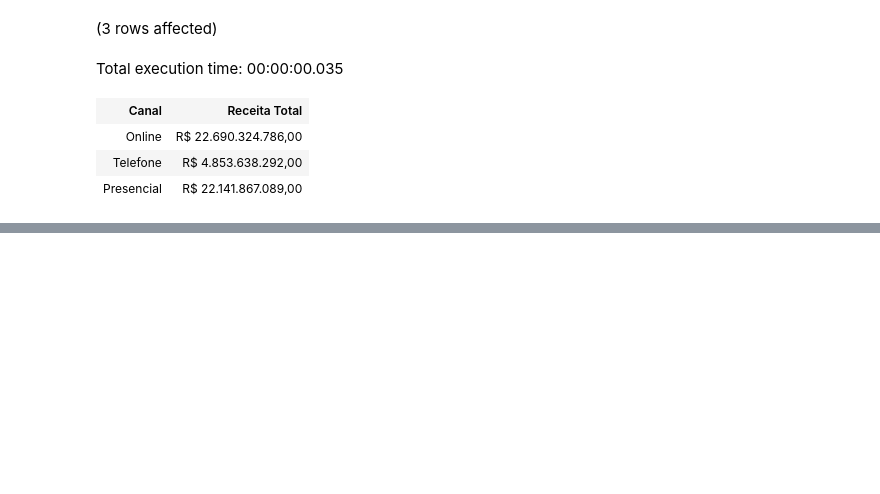
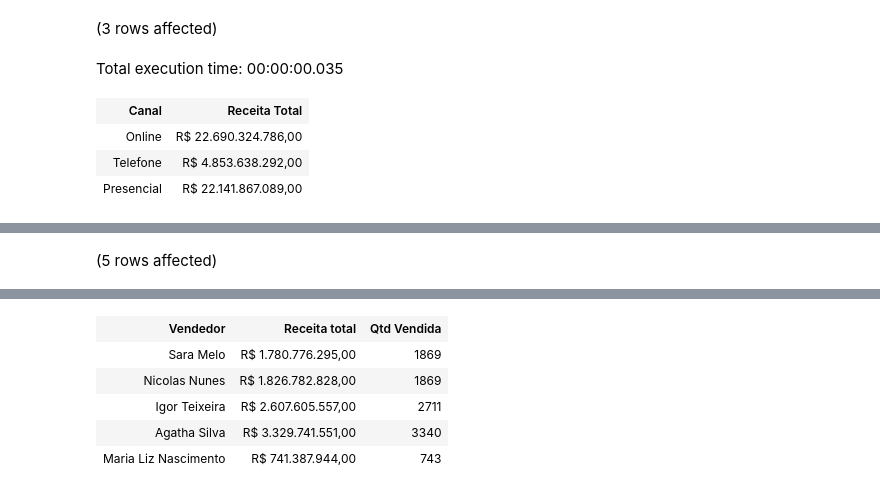
Before and after one commit to AlbertoFAraujo/SQL_EDA_Data_travels, a Jupyter notebook: EDA_Data_travels.ipynb, the cells around one changed output, grey strips where cells are left out. Drawn from its saved outputs; the diff is of its cells as text; code cells hidden in the pictures; blank space fills up the shorter version.

```diff
--- a/EDA_Data_travels.ipynb
+++ b/EDA_Data_travels.ipynb
@@ -228,0 +266,10 @@ Total execution time: 00:00:00.035
+# %%
+-- Receita gerada por vendedor e quantidade de vendas
+SELECT TOP(5)
+    Vendedor,
+    FORMAT(SUM(Valor_por_pessoa * Quantidade_de_pessoas),'c','pt-BR') AS [Receita total],
+    COUNT(*) AS [Qtd Vendida]
+FROM dados_travels
+GROUP BY Vendedor
+# %% [output]
+(5 rows affected)
@@ -228,0 +277,6 @@ Total execution time: 00:00:00.035
+| Vendedor | Receita total | Qtd Vendida |
+| Sara Melo | R$ 1.780.776.295,00 | 1869 |
+| Nicolas Nunes | R$ 1.826.782.828,00 | 1869 |
+| Igor Teixeira | R$ 2.607.605.557,00 | 2711 |
+| Agatha Silva | R$ 3.329.741.551,00 | 3340 |
+| Maria Liz Nascimento | R$ 741.387.944,00 | 743 |
```
Also changed, not shown: parts of 6 cells of this notebook.
